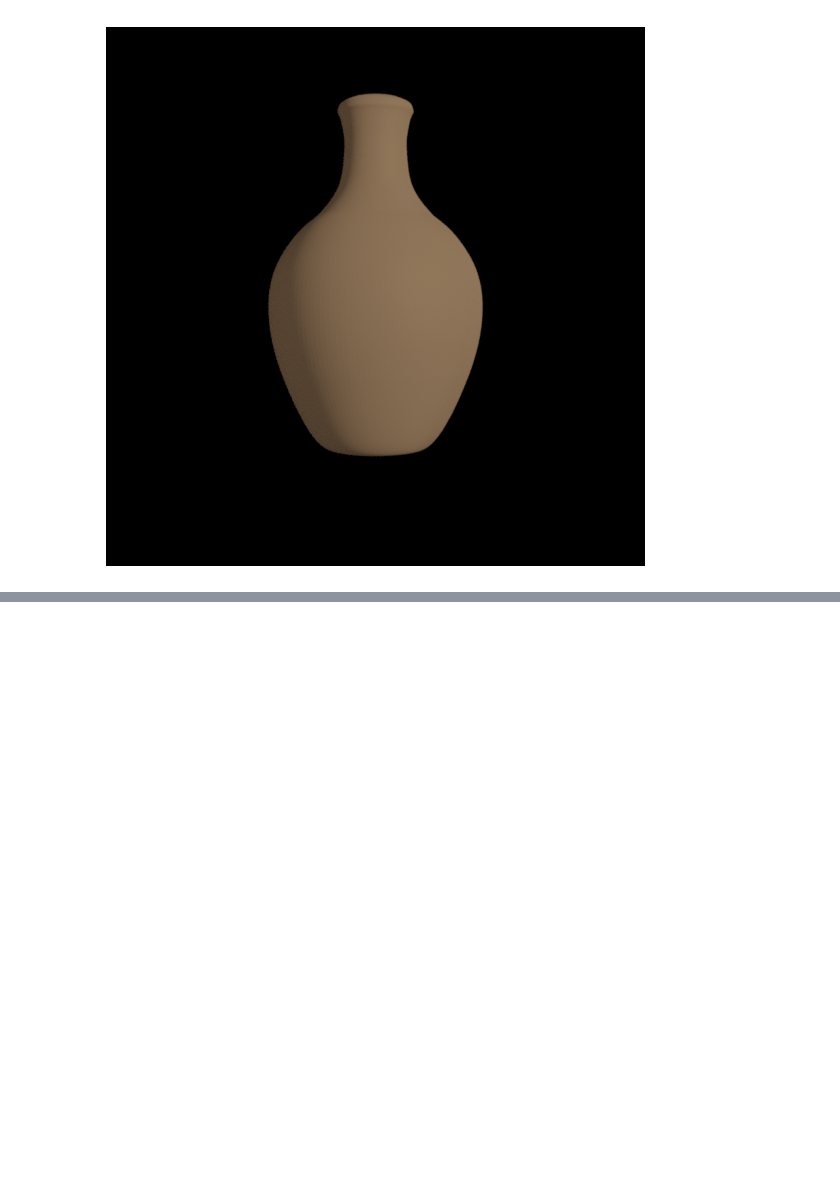
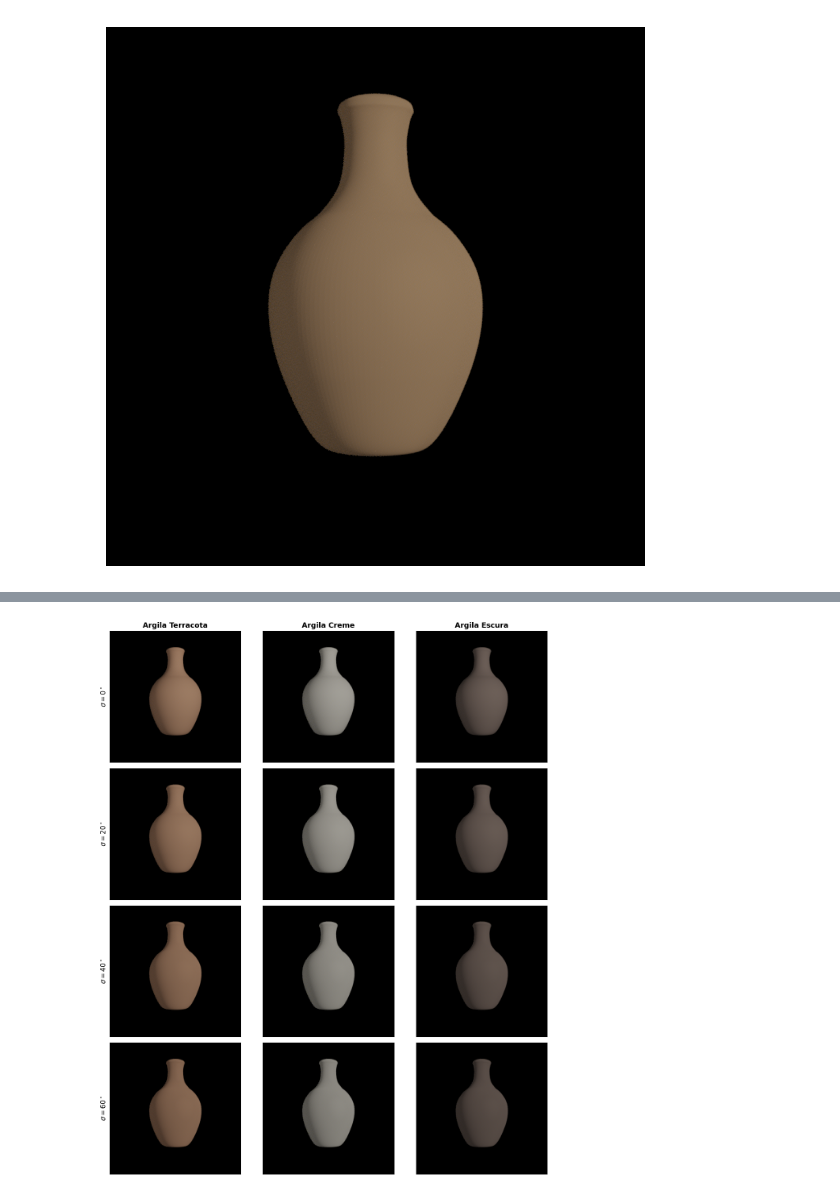
Before and after one commit to serenesinister/oren-nayar, a Jupyter notebook: OrenNayar (ipynb)/02_OrenNayar_ClayVase_Analysis.ipynb, the cells around one changed output, grey strips where cells are left out. Cells and saved outputs as stored; diff of their text form; code cells hidden in the pictures; blank space fills up the shorter version.

```diff
--- a/OrenNayar (ipynb)/02_OrenNayar_ClayVase_Analysis.ipynb
+++ b/OrenNayar (ipynb)/02_OrenNayar_ClayVase_Analysis.ipynb
@@ -257,0 +343,35 @@ Maior dimensão:
+# %%
+def process_for_display(img):
+    img_disp = np.clip(img, 0, None)
+    img_disp = img_disp / (1 + img_disp)
+    return img_disp ** (1 / 2.2)
+
+
+fig, axes = plt.subplots(
+    len(sigmas_teste),
+    len(materiais_argila),
+    figsize=(12, 14),
+)
+
+for col_idx, (nome_mat, _) in enumerate(materiais_argila.items()):
+    for row_idx, s in enumerate(sigmas_teste):
+        ax = axes[row_idx, col_idx]
+        img_processed = process_for_display(matriz_renders[nome_mat][s])
+        ax.imshow(img_processed)
+
+        if row_idx == 0:
+            ax.set_title(f"Argila {nome_mat}", fontsize=13, fontweight="bold")
+
+        if col_idx == 0:
+            ax.set_ylabel(
+                rf"$\sigma = {int(s)}^\circ$", fontsize=12, fontweight="bold"
+            )
+
+        ax.set_xticks([])
+        ax.set_yticks([])
+
+plt.tight_layout()
+plt.savefig("matriz_argila_rugosidade.png", dpi=300, bbox_inches="tight")
+plt.show()
+# %% [output]
+[figure, added]
```
Also changed, not shown: parts of 4 cells of this notebook, 3 other files.
